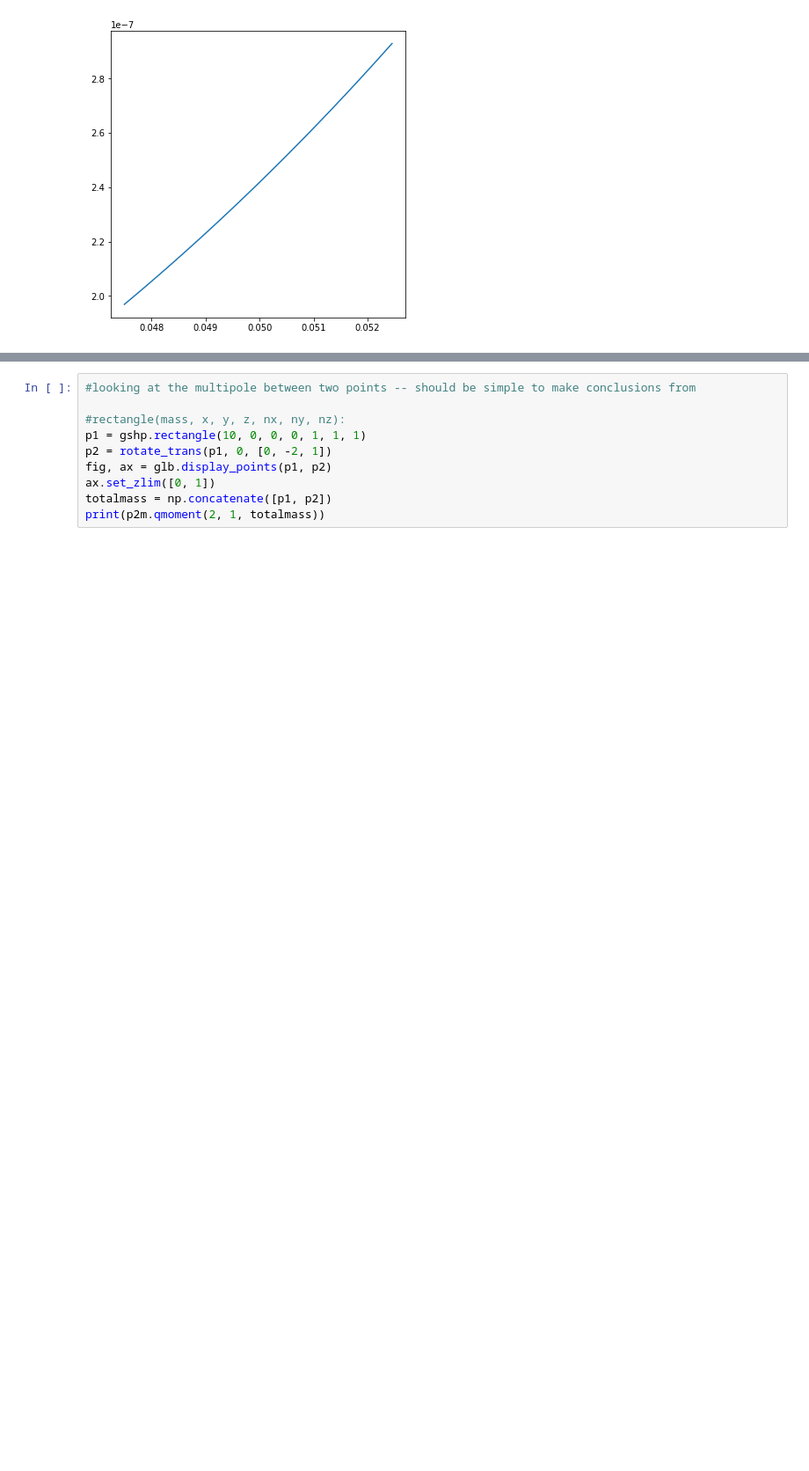
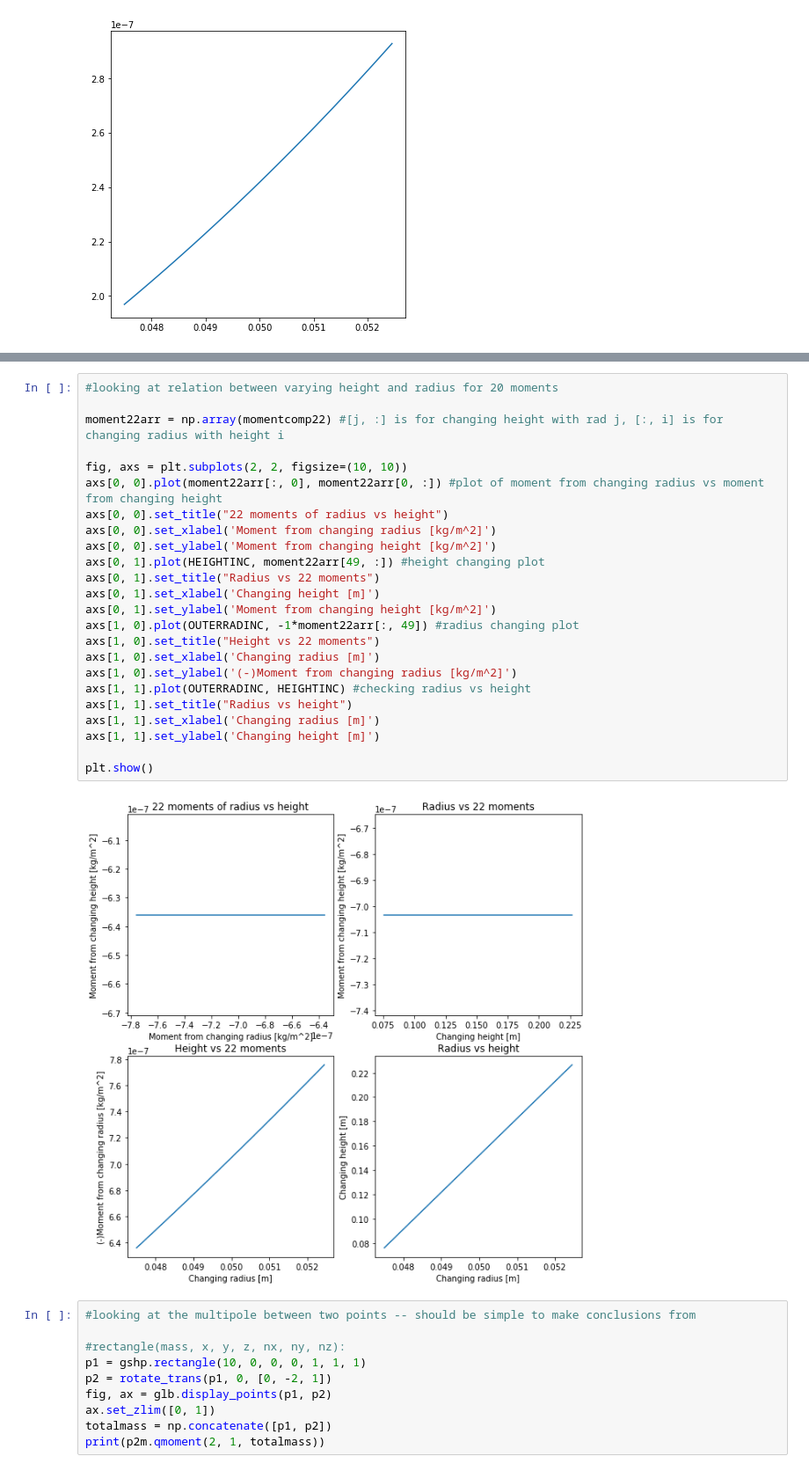
Before and after one commit to JoeyTurn/grav_physics, a Jupyter notebook: GravMomentCalculations.ipynb, the cells around one changed output, grey strips where cells are left out. Shown at 88% size. Saved outputs shown, nothing was run; the diff lists cells and outputs as text; blank space fills up the shorter version.

```diff
--- a/GravMomentCalculations.ipynb
+++ b/GravMomentCalculations.ipynb
@@ -239,3 +294,29 @@ print(slope)
+# %%
+#looking at relation between varying height and radius for 20 moments
+
+moment22arr = np.array(momentcomp22) #[j, :] is for changing height with rad j, [:, i] is for changing radius with height i
+
+fig, axs = plt.subplots(2, 2, figsize=(10, 10))
+axs[0, 0].plot(moment22arr[:, 0], moment22arr[0, :]) #plot of moment from changing radius vs moment from changing height
+axs[0, 0].set_title("22 moments of radius vs height")
+axs[0, 0].set_xlabel('Moment from changing radius [kg/m^2]')
+axs[0, 0].set_ylabel('Moment from changing height [kg/m^2]')
+axs[0, 1].plot(HEIGHTINC, moment22arr[49, :]) #height changing plot
+axs[0, 1].set_title("Radius vs 22 moments")
+axs[0, 1].set_xlabel('Changing height [m]')
+axs[0, 1].set_ylabel('Moment from changing height [kg/m^2]')
+axs[1, 0].plot(OUTERRADINC, -1*moment22arr[:, 49]) #radius changing plot
+axs[1, 0].set_title("Height vs 22 moments")
+axs[1, 0].set_xlabel('Changing radius [m]')
+axs[1, 0].set_ylabel('(-)Moment from changing radius [kg/m^2]')
+axs[1, 1].plot(OUTERRADINC, HEIGHTINC) #checking radius vs height
+axs[1, 1].set_title("Radius vs height")
+axs[1, 1].set_xlabel('Changing radius [m]')
+axs[1, 1].set_ylabel('Changing height [m]')
+
+plt.show()
+# %% [output]
+[figure, added]
 # %%
 #looking at the multipole between two points -- should be simple to make conclusions from
 
```
Also changed, not shown: parts of 6 cells of this notebook.
